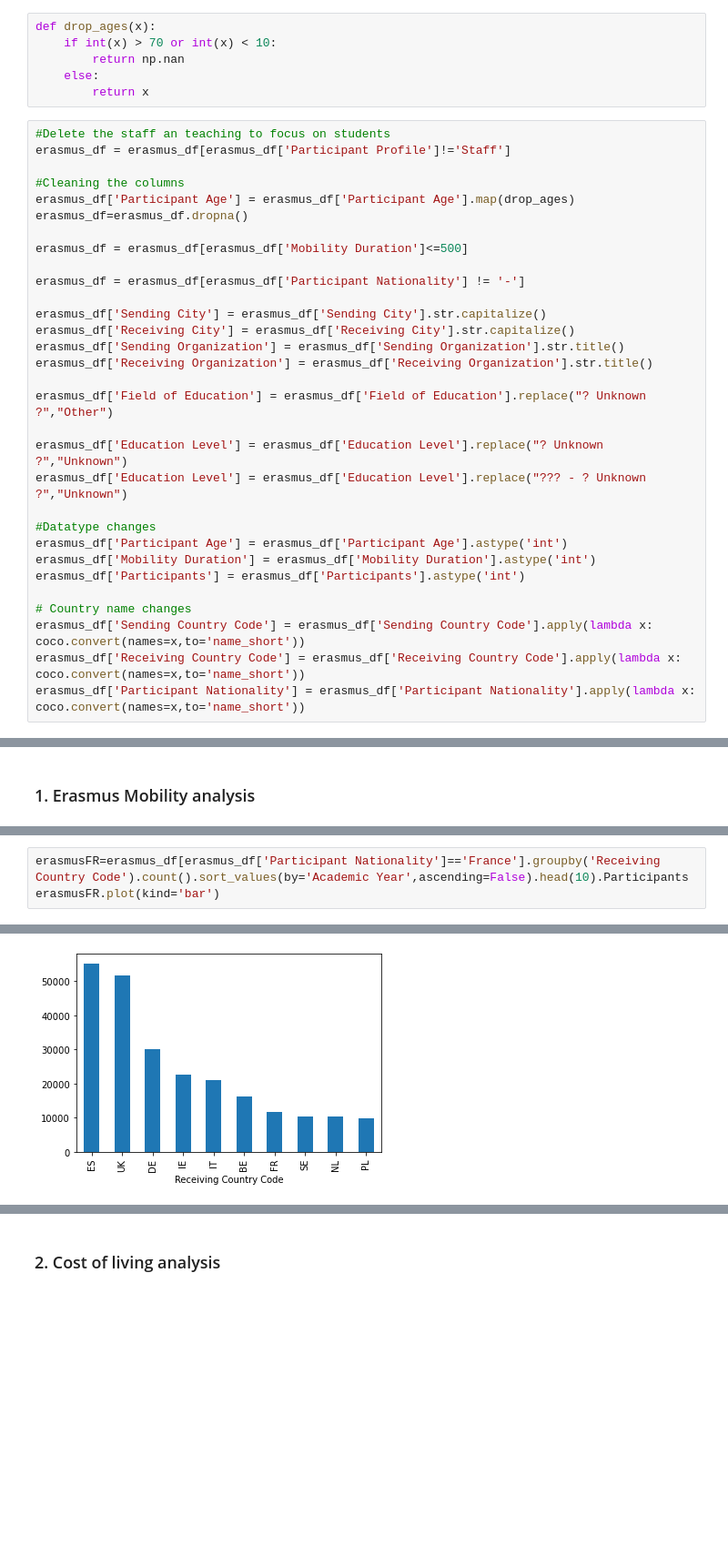
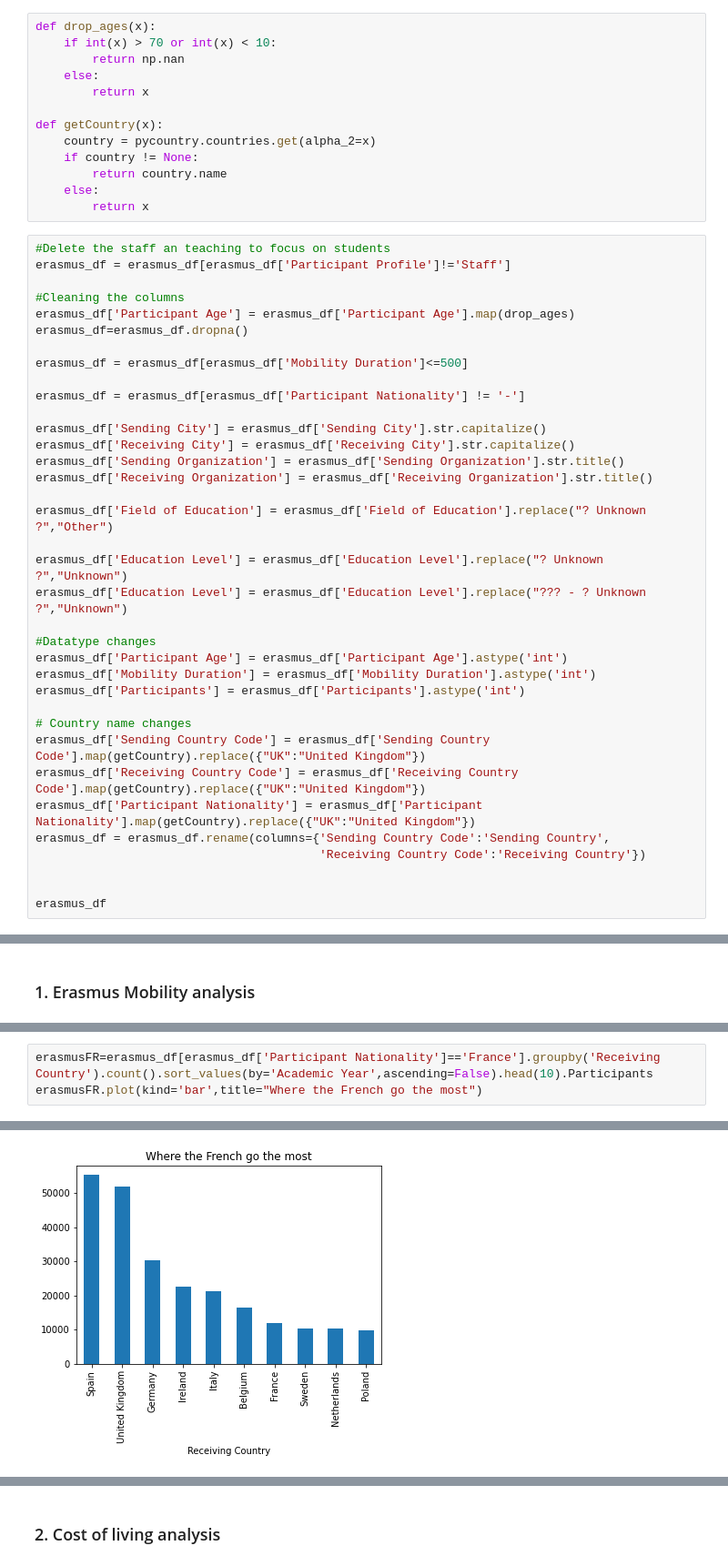
Before and after one commit to tatouti/DatabasePD, a Jupyter notebook: Erasmus_DataAnalysis.ipynb, the cells around one changed output, grey strips where cells are left out. Shown at 91% size. Cells and saved outputs as stored; diff of their text form; blank space fills up the shorter version.

```diff
--- a/Erasmus_DataAnalysis.ipynb
+++ b/Erasmus_DataAnalysis.ipynb
@@ -89,6 +77,13 @@ def drop_ages(x):
         return np.nan
     else:
         return x
+
+def getCountry(x):
+    country = pycountry.countries.get(alpha_2=x)
+    if country != None:
+        return country.name
+    else:
+        return x
 # %%
 #Delete the staff an teaching to focus on students
 erasmus_df = erasmus_df[erasmus_df['Participant Profile']!='Staff']
@@ -117,7 +112,12 @@ erasmus_df['Mobility Duration'] = erasmus_df['Mobility Duration'].astype('int')
 erasmus_df['Participants'] = erasmus_df['Participants'].astype('int')
 
 # Country name changes
-erasmus_df['Sending Country Code'] = erasmus_df['Sending Country Code'].apply(lambda x: coco.convert(names=x,to='name_short'))
-erasmus_df['Receiving Country Code'] = erasmus_df['Receiving Country Code'].apply(lambda x: coco.convert(names=x,to='name_short'))
-erasmus_df['Participant Nationality'] = erasmus_df['Participant Nationality'].apply(lambda x: coco.convert(names=x,to='name_short'))
+erasmus_df['Sending Country Code'] = erasmus_df['Sending Country Code'].map(getCountry).replace({"UK":"United Kingdom"})
+erasmus_df['Receiving Country Code'] = erasmus_df['Receiving Country Code'].map(getCountry).replace({"UK":"United Kingdom"})
+erasmus_df['Participant Nationality'] = erasmus_df['Participant Nationality'].map(getCountry).replace({"UK":"United Kingdom"})
+erasmus_df = erasmus_df.rename(columns={'Sending Country Code':'Sending Country',
+                                        'Receiving Country Code':'Receiving Country'})
+
+
+erasmus_df
 # %% [output]
@@ -432,6 +436,6 @@ axs[1, 1].set_title('Special Needs %')
 Text(0.5, 1.0, 'Special Needs %')
 [figure]
 # %%
-erasmusFR=erasmus_df[erasmus_df['Participant Nationality']=='France'].groupby('Receiving Country Code').count().sort_values(by='Academic Year',ascending=False).head(10).Participants
-erasmusFR.plot(kind='bar')
+erasmusFR=erasmus_df[erasmus_df['Participant Nationality']=='France'].groupby('Receiving Country').count().sort_values(by='Academic Year',ascending=False).head(10).Participants
+erasmusFR.plot(kind='bar',title="Where the French go the most")
 # %% [output]
@@ -439,2 +443,2 @@ Index(['ES', 'UK', 'DE', 'IE', 'IT', 'BE', 'FR', 'SE', 'NL', 'PL'], dtype='objec
-[figure, old version]
+[figure, new version]
 # %%
```
Also changed, not shown: parts of 20 cells of this notebook.
